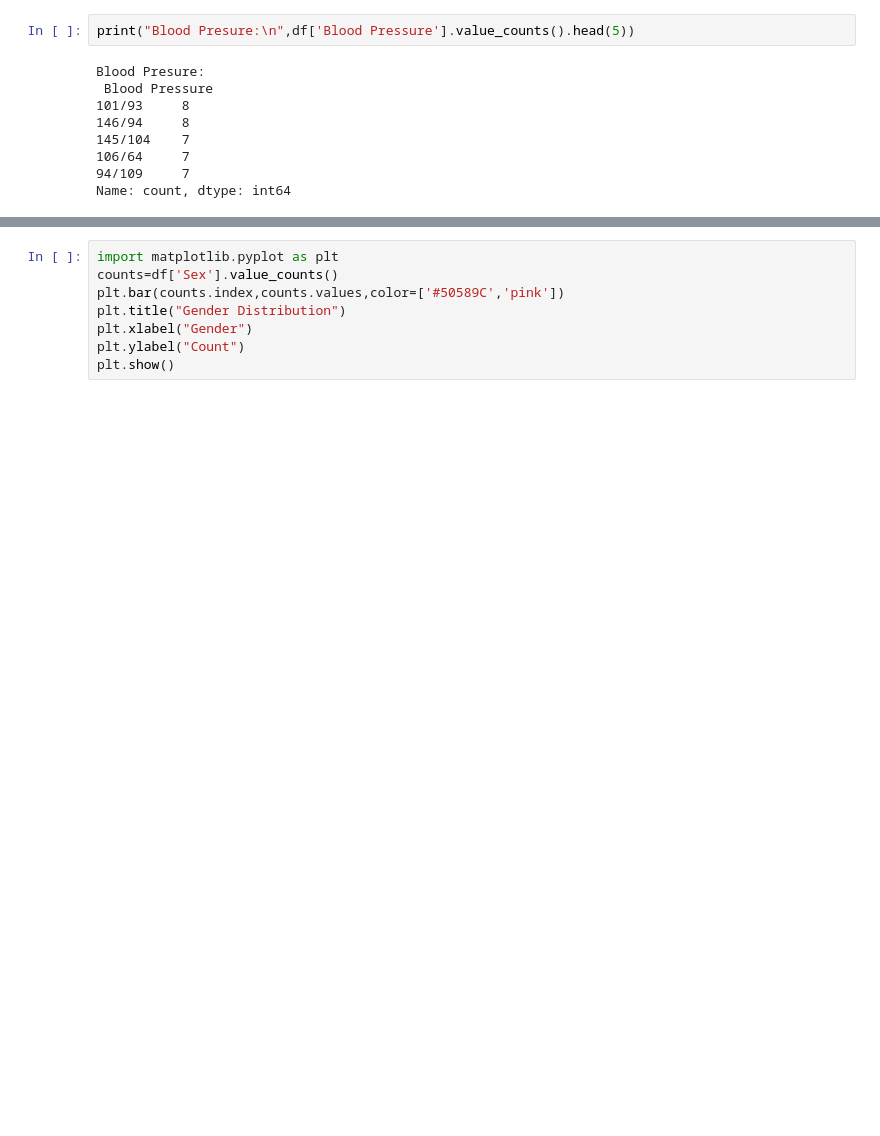
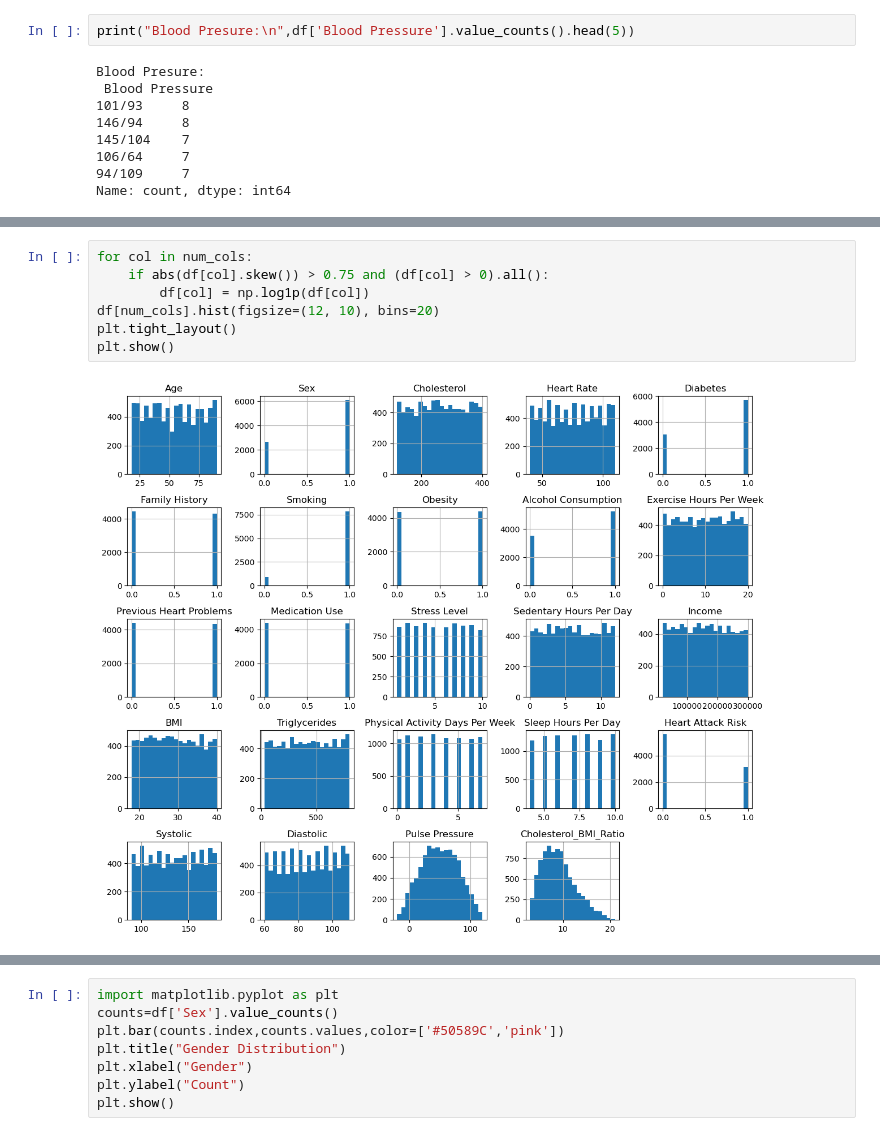
Before and after one commit to venmugilrajan/Heart-Attack-Prediction-, a Jupyter notebook: AI_WORK[EDA_PROJECT]_30_9_25.ipynb, the cells around one changed output, grey strips where cells are left out. Drawn from its saved outputs; the diff is of its cells as text; blank space fills up the shorter version.

```diff
--- a/AI_WORK[EDA_PROJECT]_30_9_25.ipynb
+++ b/AI_WORK[EDA_PROJECT]_30_9_25.ipynb
@@ -152,0 +188,9 @@ Name: count, dtype: int64
+# %%
+for col in num_cols:
+    if abs(df[col].skew()) > 0.75 and (df[col] > 0).all():
+        df[col] = np.log1p(df[col])
+df[num_cols].hist(figsize=(12, 10), bins=20)
+plt.tight_layout()
+plt.show()
+# %% [output]
+[figure, added]
```
Also changed, not shown: parts of 16 cells of this notebook.
